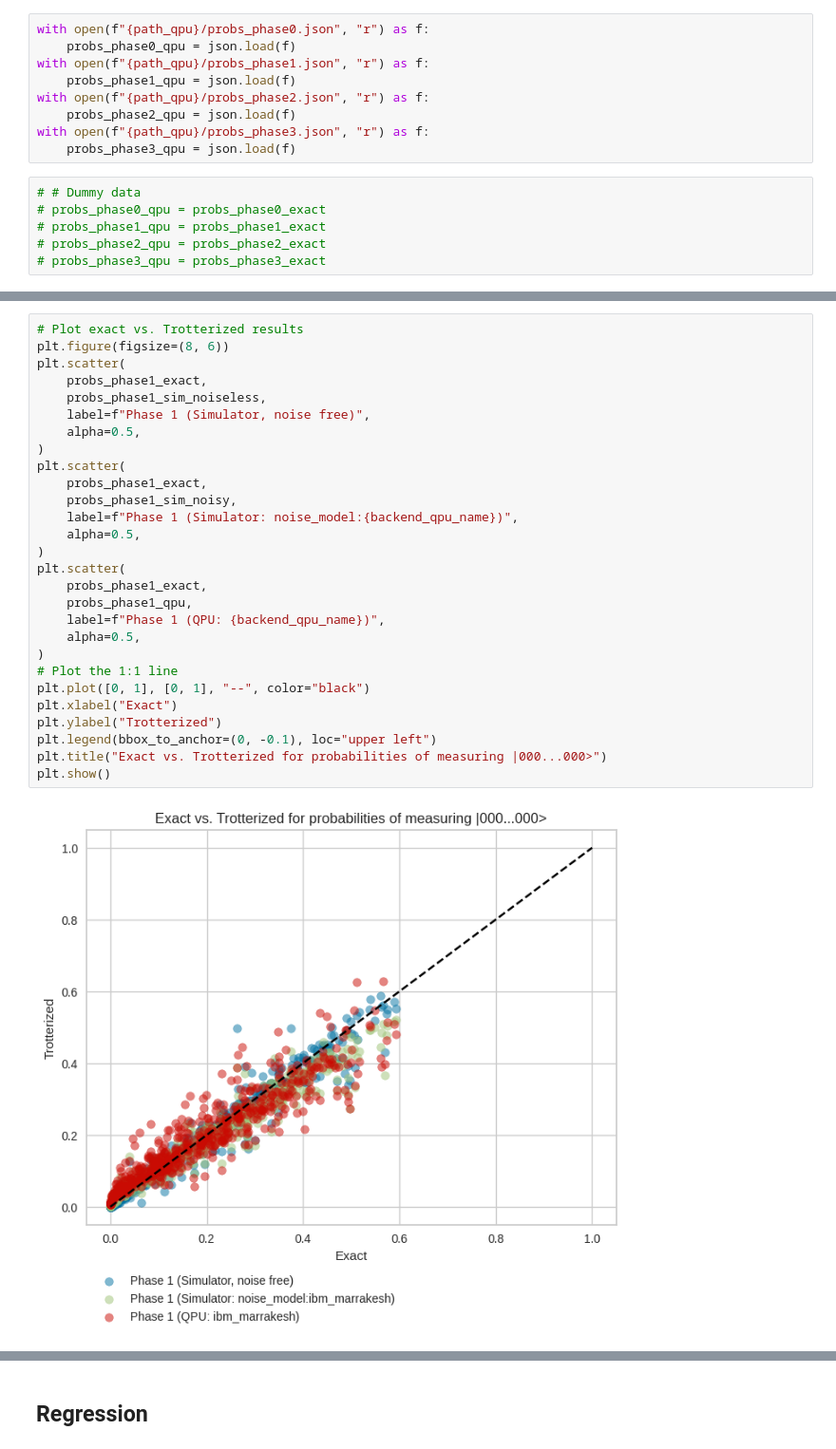
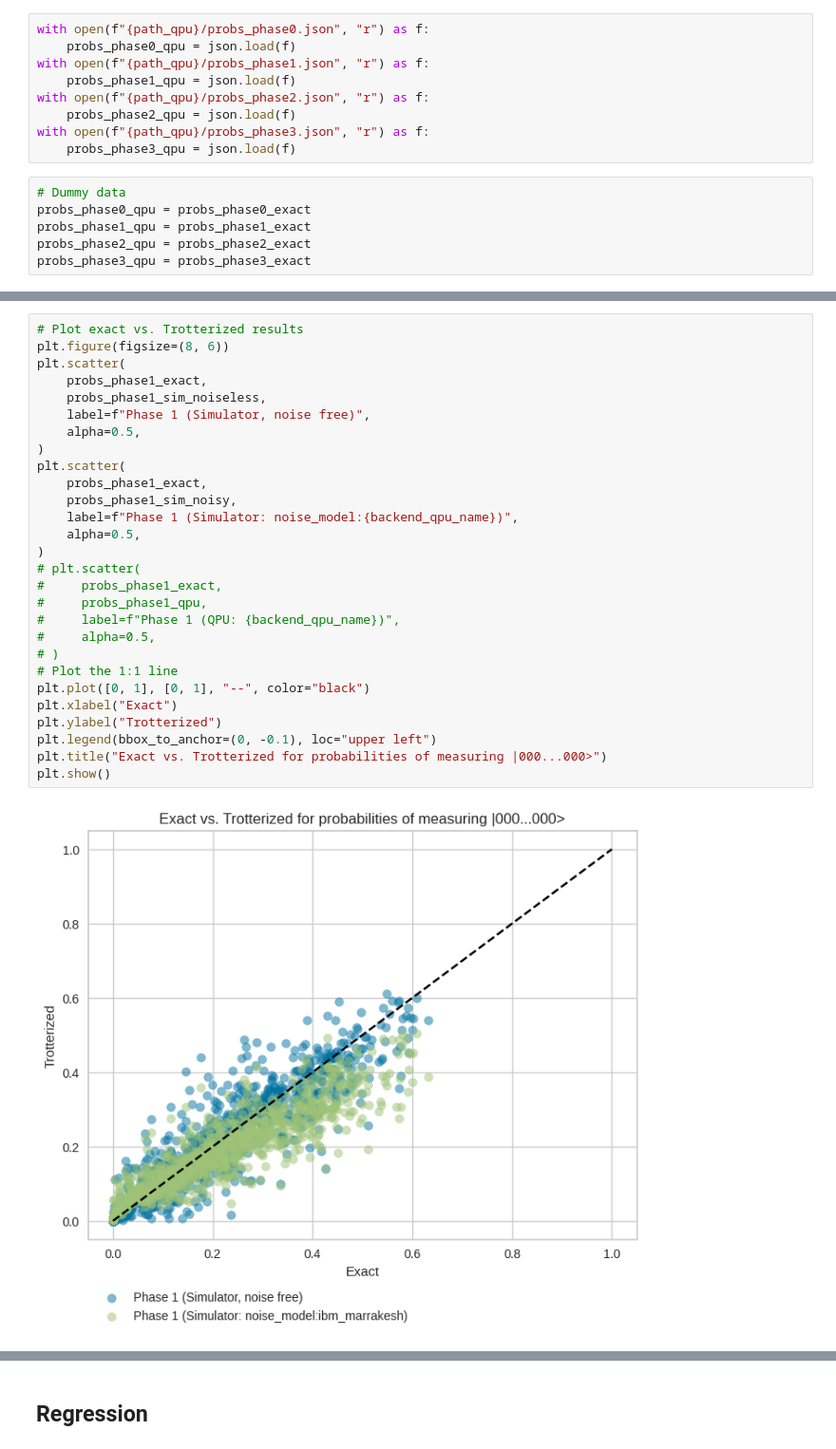
Before and after one commit to YutoMorohoshi/fourier_learning_ibm, a Jupyter notebook: regression.ipynb, the cells around one changed output, grey strips where cells are left out. Shown: that part at 95% size. Drawn from its saved outputs; the diff is of its cells as text.

```diff
--- a/regression.ipynb
+++ b/regression.ipynb
@@ -84,11 +84,11 @@ with open(f"{path_qpu}/probs_phase2.json", "r") as f:
 with open(f"{path_qpu}/probs_phase3.json", "r") as f:
     probs_phase3_qpu = json.load(f)
 # %%
-# # Dummy data
-# probs_phase0_qpu = probs_phase0_exact
-# probs_phase1_qpu = probs_phase1_exact
-# probs_phase2_qpu = probs_phase2_exact
-# probs_phase3_qpu = probs_phase3_exact
+# Dummy data
+probs_phase0_qpu = probs_phase0_exact
+probs_phase1_qpu = probs_phase1_exact
+probs_phase2_qpu = probs_phase2_exact
+probs_phase3_qpu = probs_phase3_exact
 # %%
 probs_phase0_exact = extract_probs(probs_phase0_exact, probs_phase0_qpu)
 probs_phase1_exact = extract_probs(probs_phase1_exact, probs_phase1_qpu)
@@ -142,33 +142,33 @@ plt.show()
 # %%
 # Plot exact vs. Trotterized results
 plt.figure(figsize=(8, 6))
 plt.scatter(
     probs_phase1_exact,
     probs_phase1_sim_noiseless,
     label=f"Phase 1 (Simulator, noise free)",
     alpha=0.5,
 )
 plt.scatter(
     probs_phase1_exact,
     probs_phase1_sim_noisy,
     label=f"Phase 1 (Simulator: noise_model:{backend_qpu_name})",
     alpha=0.5,
 )
-plt.scatter(
-    probs_phase1_exact,
-    probs_phase1_qpu,
-    label=f"Phase 1 (QPU: {backend_qpu_name})",
-    alpha=0.5,
-)
+# plt.scatter(
+#     probs_phase1_exact,
+#     probs_phase1_qpu,
+#     label=f"Phase 1 (QPU: {backend_qpu_name})",
+#     alpha=0.5,
+# )
 # Plot the 1:1 line
 plt.plot([0, 1], [0, 1], "--", color="black")
 plt.xlabel("Exact")
 plt.ylabel("Trotterized")
 plt.legend(bbox_to_anchor=(0, -0.1), loc="upper left")
 plt.title("Exact vs. Trotterized for probabilities of measuring |000...000>")
 plt.show()
 # %% [output]
-[figure, old version]
+[figure, new version]
 # %%
 # Plot exact vs. Trotterized results
 plt.figure(figsize=(8, 6))
```
Also changed, not shown: parts of 16 cells of this notebook, 35 other files.
